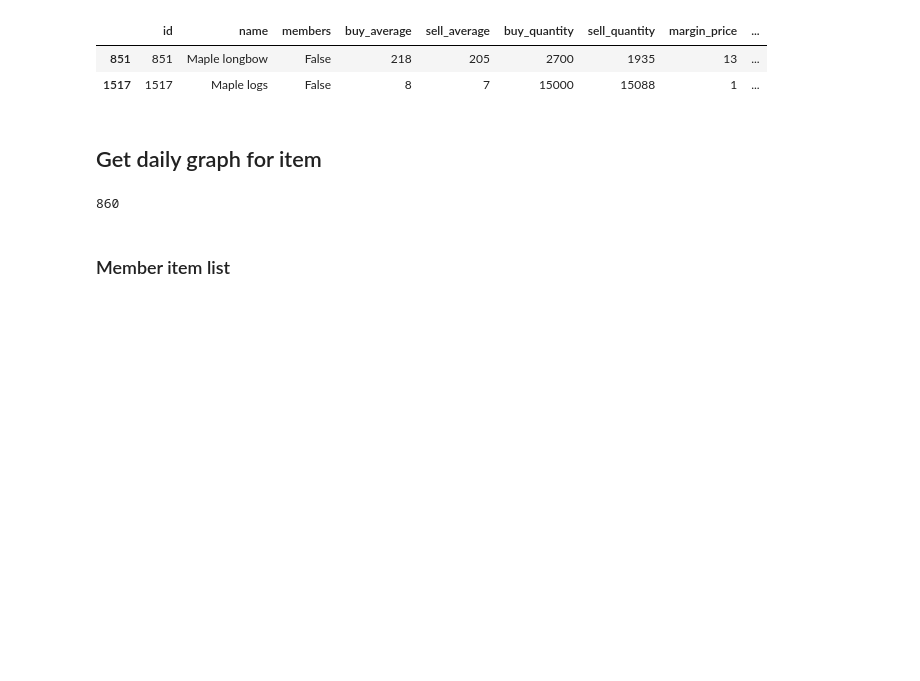
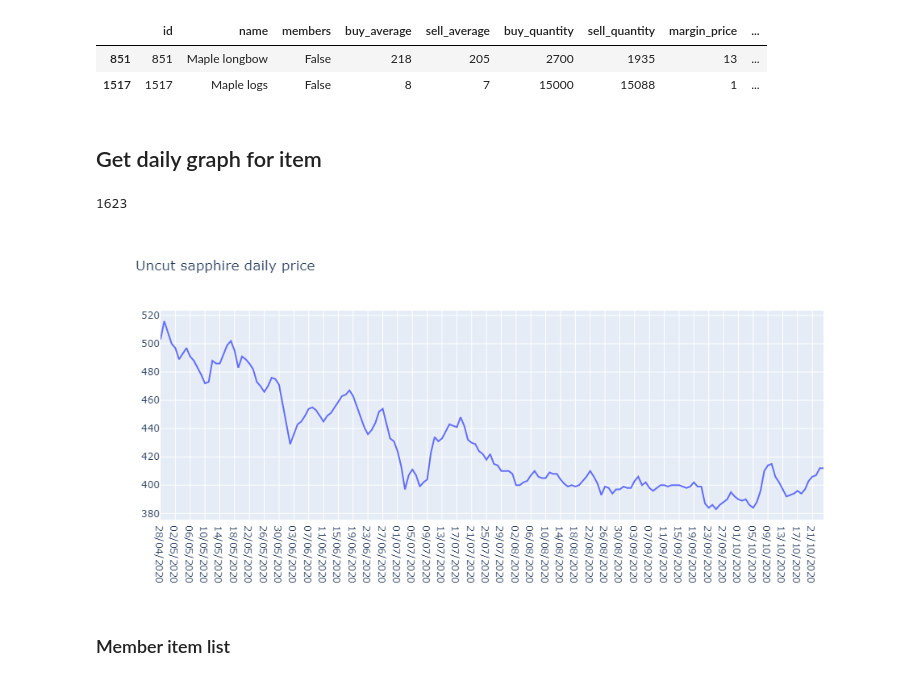
Before and after one commit to VincentMaes26/osrs-project, a Jupyter notebook: OSRS FLIPPING.ipynb, the cells around one changed output. Saved outputs shown, nothing was run; the diff lists cells and outputs as text; code cells hidden in the pictures; blank space fills up the shorter version.

Commit message:
added plotly chart of daily price for selected item

```diff
--- a/OSRS FLIPPING.ipynb
+++ b/OSRS FLIPPING.ipynb
@@ -59,23 +59,31 @@ import plotly
 base_URI = "http://services.runescape.com/m=itemdb_oldschool/api/graph/"
 item = "Uncut sapphire"
 itemIdDF = pd.read_csv("./data/AllItemIDs.csv")
-itemID = itemIdDF[itemIdDF["name"]==item].index.values[0]
+itemID = itemIdDF.loc[itemIdDF["name"]==item]['id'].item()
+print(itemID)
+# %% [output]
+1623
-# %%
-print(itemID)
-# %% [output]
-860
+# %%
+r =req.get(base_URI+str(itemID)+".json")
+r
+if r.status_code == 200:
+    json_data = json.loads(r.text)
+    dailyPriceJSON = json_data['daily']
+else:
+    print("There has been an error making the request. Error code: "+ str(r.status_code))
 # %%
-r =req.get(base_URI+str(itemID)+".json")
-json_data = json.loads(r.text)
-dailyPriceJSON = json_data['daily']
-
 def convert_to_datetime(row):
     epoch_time = str(row['timestamp'])[0: 10]
     return datetime.datetime.fromtimestamp(float(epoch_time)).strftime('%d/%m/%Y')
 
 dailyPriceDF = pd.DataFrame(dailyPriceJSON.items(), columns= ["timestamp", "price"])
 dailyPriceDF['timestamp_formatted'] = dailyPriceDF.apply(lambda row: convert_to_datetime(row), axis=1)
 dailyPriceDF
+fig = go.Figure(data=go.Scatter(x=dailyPriceDF['timestamp_formatted'], y=dailyPriceDF['price']))
+fig.update_layout(title=item + " daily price")
+fig.show()
+# %% [output]
+[figure, added]
 # %% [markdown]
 ### Member item list
 # %%
```
Also changed, not shown: parts of 1 cell of this notebook, 1 other file.
